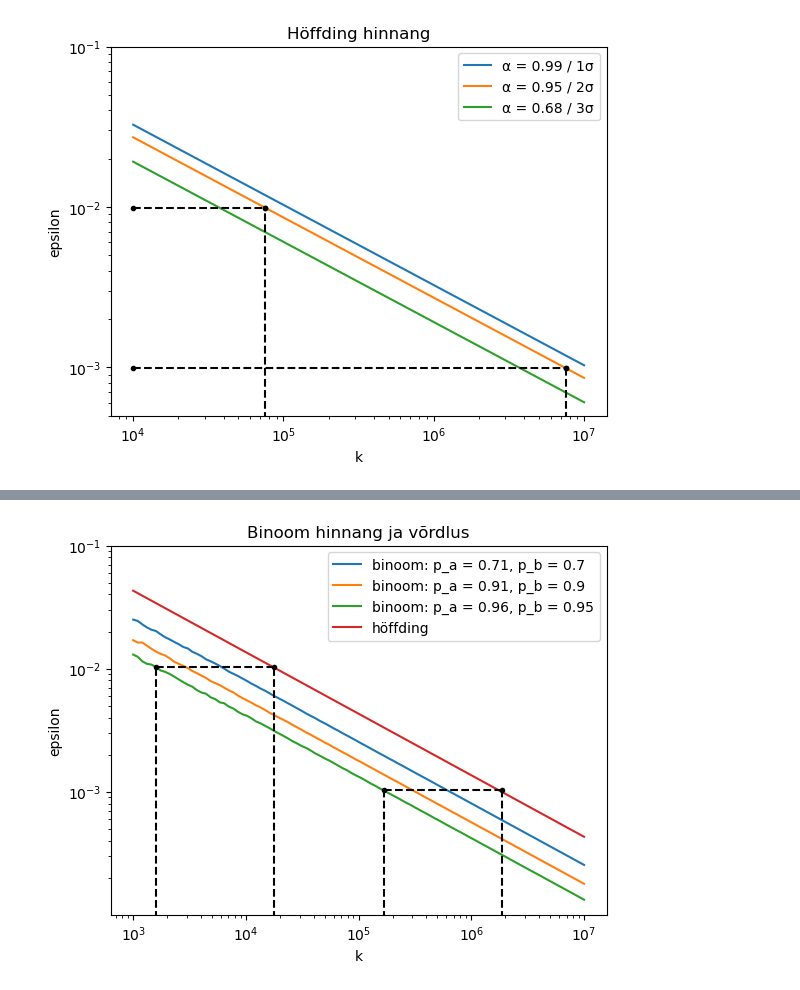
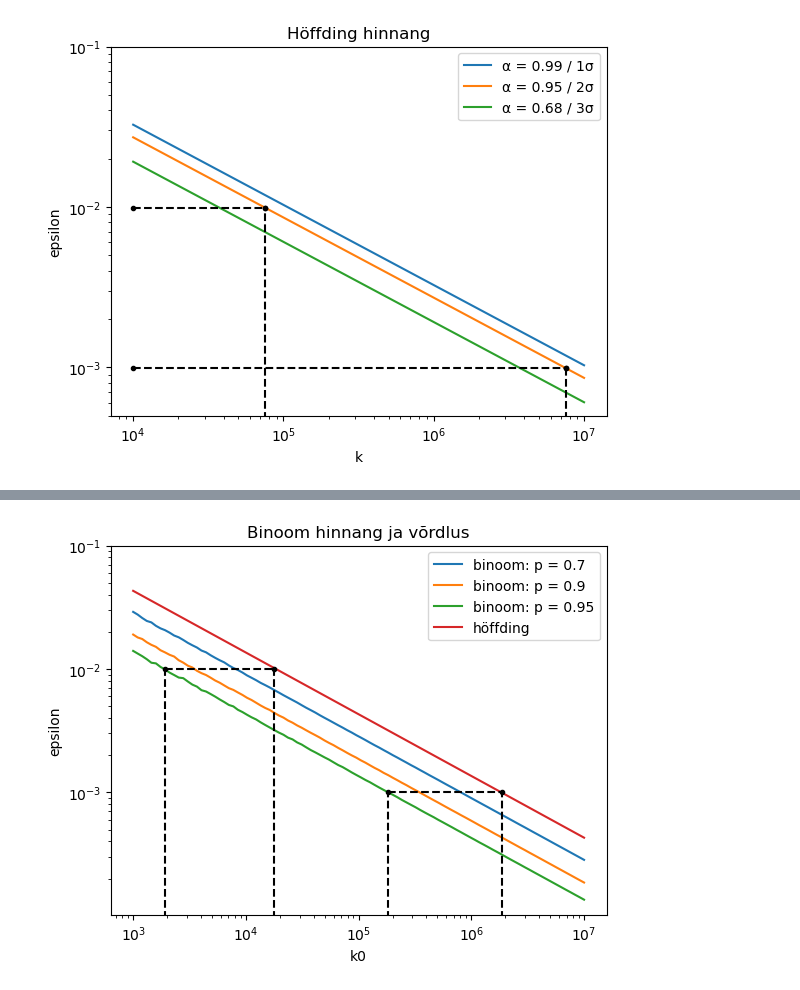
Before and after one commit to mart-mihkel/mudelite_hindamine, a Jupyter notebook: vordlus.ipynb, the cells around one changed output, grey strips where cells are left out. Saved outputs shown, nothing was run; the diff lists cells and outputs as text; code cells hidden in the pictures.

```diff
--- a/vordlus.ipynb
+++ b/vordlus.ipynb
@@ -99,49 +123,46 @@ $\dots$
 # %%
-k = np.logspace(3, 7, num=100)
-tõenäosused_a = np.array([0.71, 0.91, 0.96])
-tõenäosused_b = np.array([0.7, 0.9, 0.95])
+k0 = np.logspace(3, 7, num=100)
+tõenäosused = np.array([0.7, 0.9, 0.95])
 
-epsilon_binoom = np.array(
-    [p_a * (1 - p_b) - binom.ppf(q=0.025, p=p_a * (1 - p_b), n=k) / k for p_a, p_b  in zip(tõenäosused_a, tõenäosused_b)]
-)
-epsilon_höffding = np.sqrt(- np.log(0.025) / (2 * k))
+epsilon_binoom = np.array([2 * p - 1 - binom.ppf(q=0.025, p=p, n=k0) / k0 for p in tõenäosused])
+epsilon_höffding = np.sqrt(- np.log(0.025) / (2 * k0))
 
 for e in epsilon_binoom:
-    plt.plot(k, e)
+    plt.plot(k0, e)
 
-plt.plot(k, epsilon_höffding)
+plt.plot(k0, epsilon_höffding)
 
 # epsilon = 1%
 i_binoom = np.argmin(np.abs(epsilon_binoom[2] - 0.01))
 i_höffding = np.argmin(np.abs(epsilon_höffding - 0.01))
 
-plt.plot([k[i_binoom], k[i_höffding]], [epsilon_binoom[2][i_binoom], epsilon_binoom[2][i_binoom]], '.k--')
-plt.plot([k[i_binoom], k[i_binoom]], [0, epsilon_binoom[2][i_binoom]], 'k--')
-plt.plot([k[i_höffding], k[i_höffding]], [0, epsilon_binoom[2][i_binoom]], 'k--')
+plt.plot([k0[i_binoom],   k0[i_höffding]], [epsilon_binoom[2][i_binoom], epsilon_binoom[2][i_binoom]], '.k--')
+plt.plot([k0[i_binoom],   k0[i_binoom]],   [0, epsilon_binoom[2][i_binoom]], 'k--')
+plt.plot([k0[i_höffding], k0[i_höffding]], [0, epsilon_binoom[2][i_binoom]], 'k--')
 
 # epsilon = 0.1%
 i_binoom = np.argmin(np.abs(epsilon_binoom[2] - 0.001))
 i_höffding = np.argmin(np.abs(epsilon_höffding - 0.001))
 
-plt.plot([k[i_binoom], k[i_höffding]], [epsilon_binoom[2][i_binoom], epsilon_binoom[2][i_binoom]], '.k--')
-plt.plot([k[i_binoom], k[i_binoom]], [0, epsilon_binoom[2][i_binoom]], 'k--')
-plt.plot([k[i_höffding], k[i_höffding]], [0, epsilon_binoom[2][i_binoom]], 'k--')
+plt.plot([k0[i_binoom],   k0[i_höffding]], [epsilon_binoom[2][i_binoom], epsilon_binoom[2][i_binoom]], '.k--')
+plt.plot([k0[i_binoom],   k0[i_binoom]],   [0, epsilon_binoom[2][i_binoom]], 'k--')
+plt.plot([k0[i_höffding], k0[i_höffding]], [0, epsilon_binoom[2][i_binoom]], 'k--')
 
 
 plt.title('Binoom hinnang ja võrdlus')
 
-plt.legend([f'binoom: p_a = {p_a}, p_b = {p_b}' for p_a, p_b  in zip(tõenäosused_a, tõenäosused_b)] + ['höffding'])
+plt.legend([f'binoom: p = {p}' for p in tõenäosused] + ['höffding'])
 
-plt.xlabel('k')
+plt.xlabel('k0')
 plt.xscale('log')
 plt.xticks(np.logspace(3, 7, num=5))
 
 plt.ylabel('epsilon')
 plt.yscale('log')
 plt.yticks(np.logspace(-3, -1, num=3))
 
 plt.show()
 
 # TODO tabel/dataframe
 # %% [output]
-[figure, old version]
+[figure, new version]
```
Also changed, not shown: parts of 8 cells of this notebook.
